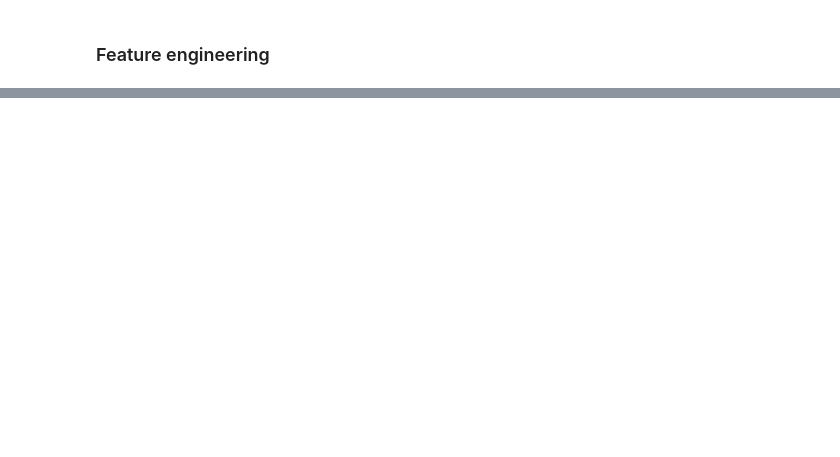
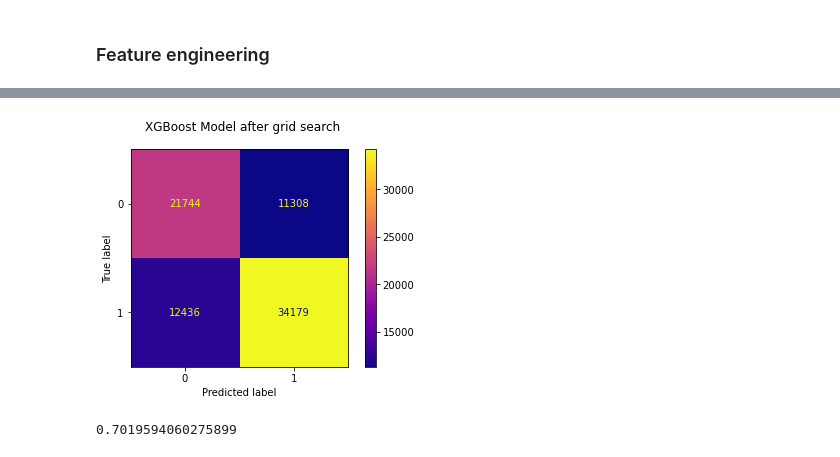
Before and after one commit to jhodgens17/nfl-run-or-pass, a Jupyter notebook: NFL Notebook.ipynb, the cells around one changed output, grey strips where cells are left out. Drawn from its saved outputs; the diff is of its cells as text; code cells hidden in the pictures; blank space fills up the shorter version.

```diff
--- a/NFL Notebook.ipynb
+++ b/NFL Notebook.ipynb
@@ -599,0 +624,4 @@ scores
+# %%
+grid_tree=GridSearchCV(xgboost.XGBClassifier(objective='binary:logistic'), param_grid, cv=5, scoring='accuracy', verbose=1, n_jobs=-1)
+# %%
+grid_tree.fit(X_train, y_train)
@@ -599,0 +672,11 @@ scores
+# %%
+BestModel = xgboost.XGBClassifier(base_score=0.5, booster='gbtree', colsample_bylevel=1,
+              colsample_bynode=1, colsample_bytree=1, gamma=0, gpu_id=-1,
+              importance_type='gain', interaction_constraints='',
+              learning_rate=0.300000012, max_delta_step=0, max_depth=5,
+              min_child_weight=1, monotone_constraints='()',
+              n_estimators=100, n_jobs=0, num_parallel_tree=1, random_state=0,
+              reg_alpha=0, reg_lambda=1, scale_pos_weight=1, subsample=1,
+              tree_method='exact', validate_parameters=1, verbosity=None)
+# %%
+BestModel.fit(X_train, y_train)
@@ -599,0 +692,15 @@ scores
+# %%
+#confusion matrix for test data
+fig, ax = plt.subplots()
+
+fig.suptitle("XGBoost Model after grid search")
+
+plot_confusion_matrix(BestModel, X_test, y_test, ax=ax, cmap="plasma");
+# %% [output]
+[figure, added]
+# %%
+#accuracy
+from sklearn.metrics import accuracy_score
+accuracy_score(y_test, BestModel.predict(X_test))
+# %% [output]
+0.7019594060275899
```
Also changed, not shown: parts of 57 cells of this notebook.
